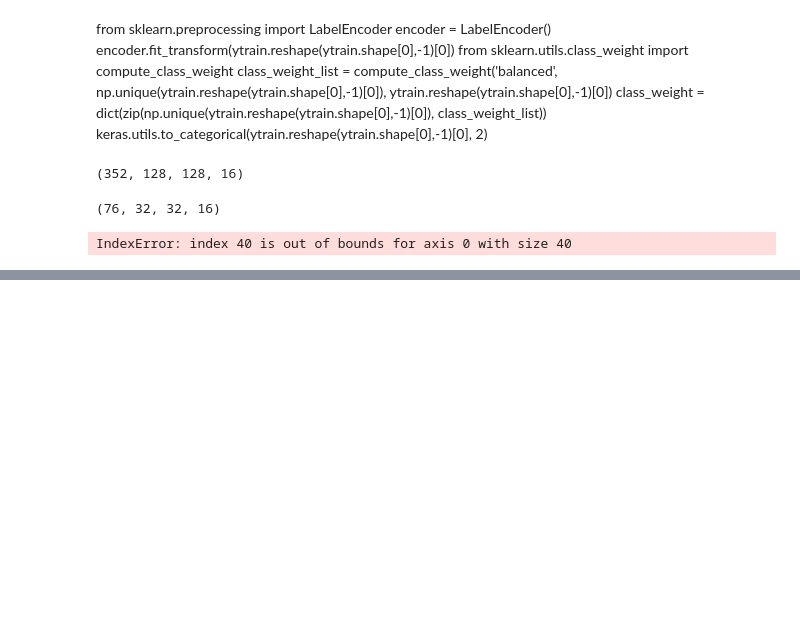
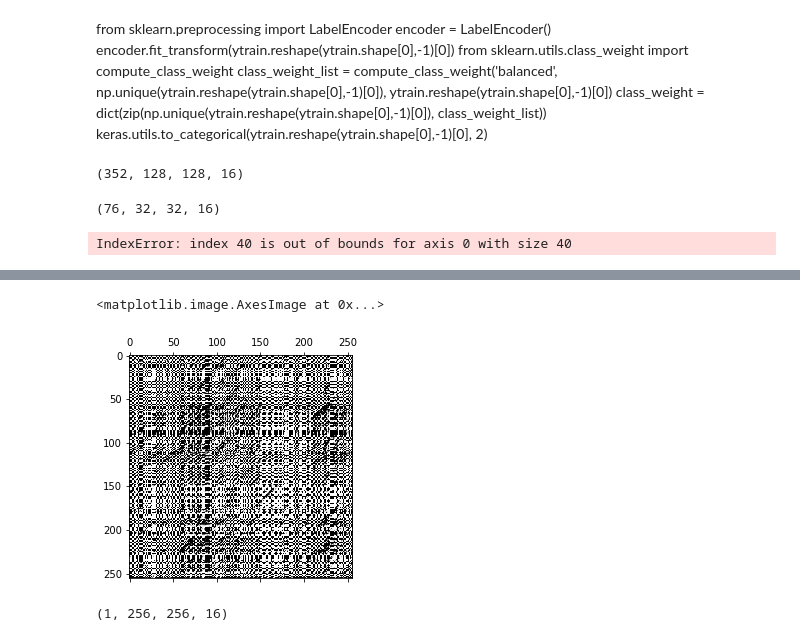
Before and after one commit to james20141606/Deepshape, a Jupyter notebook: jupyter_notebooks/2d_structure_data.ipynb, the cells around one changed output, grey strips where cells are left out. Saved outputs shown, nothing was run; the diff lists cells and outputs as text; code cells hidden in the pictures; blank space fills up the shorter version.

```diff
--- a/jupyter_notebooks/2d_structure_data.ipynb
+++ b/jupyter_notebooks/2d_structure_data.ipynb
@@ -540,3 +567,11 @@ model.fit(xtrain,ytrain.reshape(ytrain.shape[0],-1).astype('int'))
 Epoch 1/1
 172/172 [==============================] - 7s 43ms/step - loss: 581047.0465 - acc: 0.0000e+00 - mean_squared_error: 0.2918
 <keras.callbacks.History at 0x...>
+# %%
+test_set = np.loadtxt('known/2d/test_set').astype('int')
+xtest = {}
+ytest = {}
+with h5py.File('known/2d/pictures_540') as f:
+    for i in range(40):
+        xtest[i] = f[filenames[test_set][i]+'/X'][:]
+        ytest[i] = f[filenames[test_set][i]+'/y'][:]
@@ -629,0 +721,32 @@ with h5py.File('known/2d/wholetest.hdf5') as f:
+# %%
+def weighthed_binary_ce_loss_nan(alpha):
+    #not_nan = tf.logical_not(tf.is_nan(y_true))
+    def celoss(y_true, y_pred):
+        zero = K.equal(y_true , K.zeros((1,)))
+        one = K.equal(y_true , K.ones((1,)))
+        weights = np.array([1,alpha])
+        y_true_0 = tf.boolean_mask(y_true, zero)
+        y_pred_0 = tf.boolean_mask(y_pred, zero)
+        y_true_1 = tf.boolean_mask(y_true, one)
+        y_pred_1 = tf.boolean_mask(y_pred, one)
+        loss_0 = - y_true_0 * K.log(y_pred_0) * K.variable(weights[0])
+        loss_1 = - y_true_1 * K.log(y_pred_1) * K.variable(weights[1])
+        loss = K.sum(loss_0, -1) +K.sum(loss_1,-1)
+        return loss
+    return celoss
+keras.losses.weighthed_binary_ce_loss_nan = weighthed_binary_ce_loss_nan
+# %%
+filenames = np.loadtxt('known/ct/filenames.txt',dtype='str')
+test_set = np.loadtxt('known/2d/test_set').astype('int')
+xtest = {}
+ytest = {}
+with h5py.File('known/2d/pictures_540') as f:
+    for i in range(40):
+        xtest[i] = f[filenames[test_set][i]+'/X'][:]
+        ytest[i] = f[filenames[test_set][i]+'/y'][:]
+# %%
+model = UNET_128()
+model.load_weights('output/2dunetweightedloss_weights.hdf5')
+optim = Adam()
+model.compile(optimizer=Adam(lr=1e-4),loss=weighthed_binary_ce_loss_nan(731), metrics=['accuracy','MSE'])
+loss=weighthed_binary_ce_loss_nan(731)
@@ -629,0 +779,10 @@ with h5py.File('known/2d/wholetest.hdf5') as f:
+# %%
+data = xtest[0][:256,:256,:]
+matshow(model.predict(data.reshape(1,data.shape[0],data.shape[0],16)).reshape(256,256),cmap=cm.Greys)
+# %% [output]
+<matplotlib.image.AxesImage at 0x...>
+[figure, added]
+# %%
+data.reshape(1,data.shape[0],data.shape[0],16).shape
+# %% [output]
+(1, 256, 256, 16)
```
Also changed, not shown: parts of 22 cells of this notebook, 5 other files.
